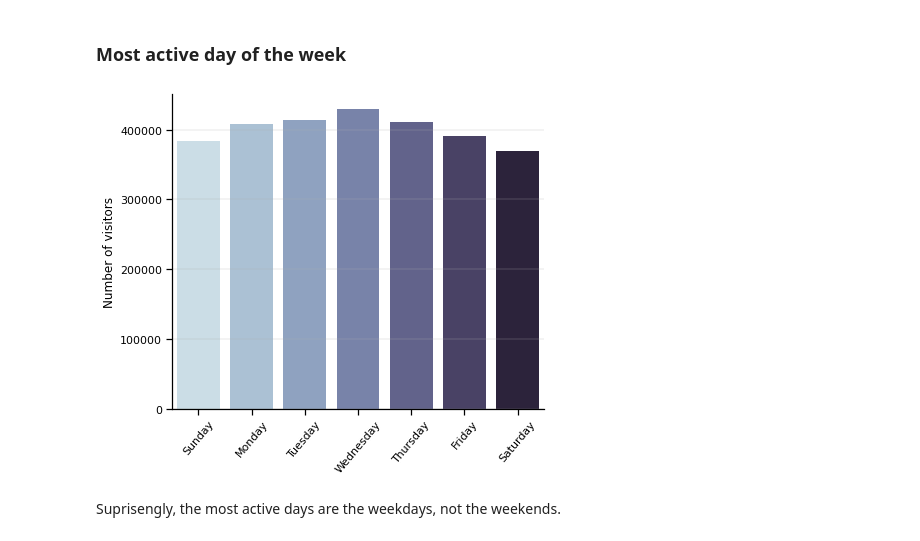
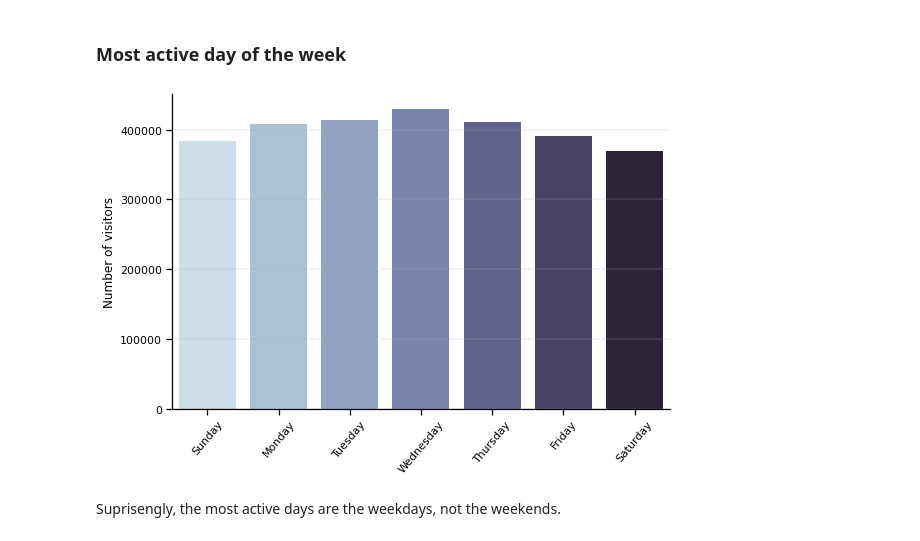
Before and after one commit to saaleh2/ALHODAIF-Portfolio, a Jupyter notebook: _notebooks/2021-11-23-My-First-Project.ipynb, the cells around one changed output. Drawn from its saved outputs; the diff is of its cells as text; code cells hidden in the pictures.

```diff
--- a/_notebooks/2021-11-23-My-First-Project.ipynb
+++ b/_notebooks/2021-11-23-My-First-Project.ipynb
@@ -183,23 +183,22 @@ In general, we want to know when users visit the store, and whether their behavi
 # %%
 #collapse_show
 # Create 'date' column
 clean_dataset['date'] = clean_dataset['event_time'].dt.date
 # unique users in each day
 unieq_users = clean_dataset.drop_duplicates(subset=['user_id', 'date'])
 # Create 'dayname' column to group by it
 unieq_users['dayname'] = unieq_users['event_time'].dt.day_name()
 
 # aggregating and visualizing data
 days_order = ["Sunday", "Monday", "Tuesday", "Wednesday", "Thursday", "Friday", "Saturday"]
-sns.set_context('notebook')
 v = sns.catplot(x='dayname', data=unieq_users, kind='count',
-                palette='ch:s=.25,rot=-.25',aspect=1.25, order=days_order)
+                palette='ch:s=.25,rot=-.25',aspect=1.6, order=days_order)
 v.set(xlabel='', ylabel='Number of visitors')
 plt.grid(axis='y', linewidth=0.3)
 plt.xticks(rotation=50)
 plt.show()
 # %% [output]
-[figure, old version]
+[figure, new version]
 # %% [markdown]
 Suprisengly, the most active days are the weekdays, not the weekends.
 # %% [markdown]
```
Also changed, not shown: parts of 6 cells of this notebook.
